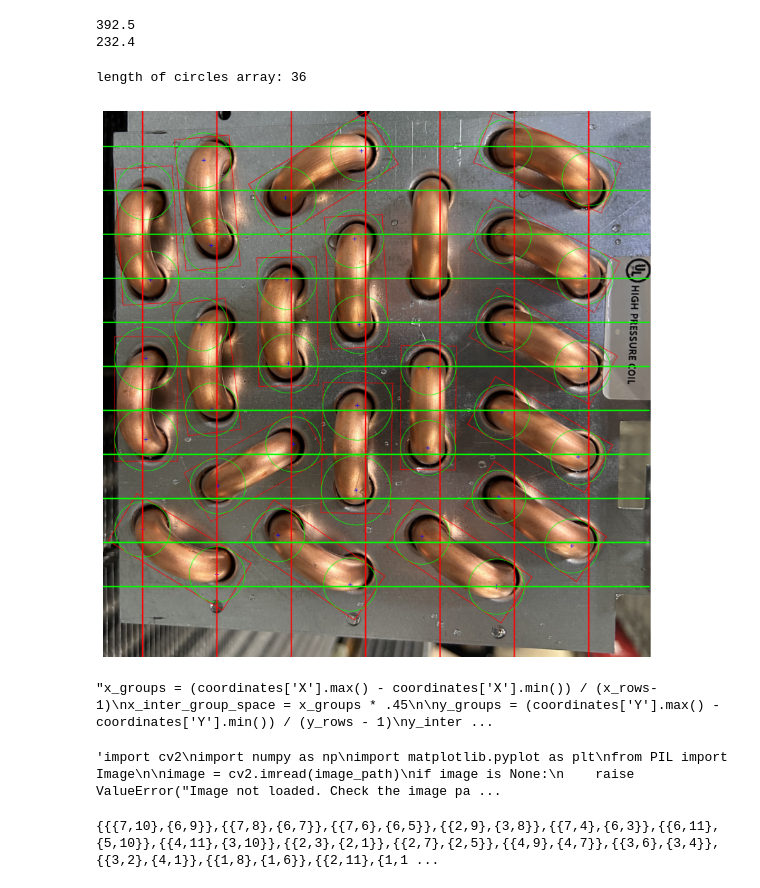
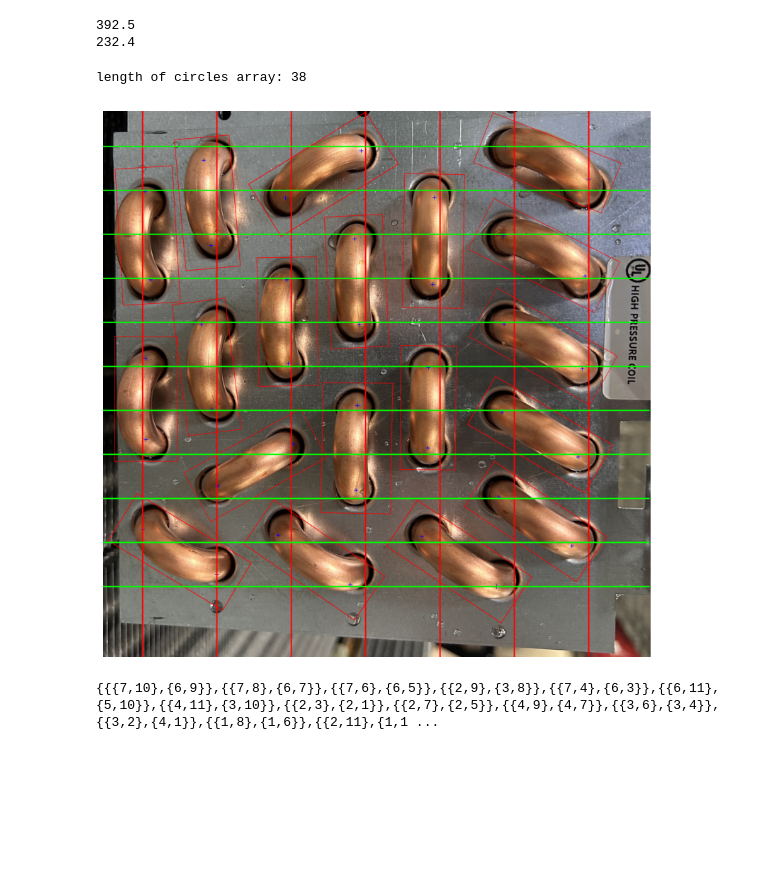
Before and after one commit to keagonbeatty/Coil_Yolo, a Jupyter notebook: pictures/3/circuitry_string_better.ipynb, the cells around one changed output. Drawn from its saved outputs; the diff is of its cells as text; code cells hidden in the pictures; blank space fills up the shorter version.

```diff
--- a/pictures/3/circuitry_string_better.ipynb
+++ b/pictures/3/circuitry_string_better.ipynb
@@ -68,6 +62,0 @@ Speed: 4.4ms preprocess, 66.2ms inference, 0.6ms postprocess per image at shape
-# %%
-"""
-because this model was not trained for real images it has one detection that is a false positive.
-For this demonstration we will remove this prediction
-"""
-predictions.pop(17)
@@ -171,11 +149,6 @@ print(y_groups)
 392.5
 232.4
 # %%
-import cv2
-import numpy as np
-import matplotlib.pyplot as plt
-from PIL import Image
-
 image = cv2.imread(image_path)
 if image is None:
     raise ValueError("Image not loaded. Check the image path.")
@@ -188,95 +161,37 @@ for pred in predictions:
     rect = ((x_center, y_center), (width, height), angle_degrees)
 
     box_points = cv2.boxPoints(rect)
     box_points = np.int0(box_points)
 
     cv2.polylines(image, [box_points], isClosed=True, color=(255, 0, 0), thickness=2)
 
     circ_x =(np.cos(pred[4]) * ((width * .65) / 2))
     circ_y =(np.sin(pred[4]) * ((width * .65) / 2))
     radius = int(height / 2)
-    cv2.circle(image, (int(x_center + circ_x), int(y_center + circ_y)), radius, (0, 255, 0), thickness=2)
-    cv2.circle(image, (int(x_center - circ_x), int(y_center - circ_y)), radius, (0, 255, 0), thickness=2)
+    #cv2.circle(image, (int(x_center + circ_x), int(y_center + circ_y)), radius, (0, 255, 0), thickness=2)
+    #cv2.circle(image, (int(x_center - circ_x), int(y_center - circ_y)), radius, (0, 255, 0), thickness=2)
 
 
 for circle in circles:
     cv2.line(image, (circle[0], circle[1]-10), (circle[0], circle[1]+10), color=(0, 0, 255), thickness = 2)
     cv2.line(image, (circle[0]-10, circle[1]), (circle[0]+10, circle[1]), color=(0, 0, 255), thickness = 2)
 
 for i in range(0, x_rows):
     y_coord = int(coordinates['X'].min() + (x_groups * i))
     cv2.line(image, (y_coord, 0), (y_coord, image.shape[1]), color=(255, 0, 0), thickness=5)
 
 for i in range(0, y_rows):
     x_coord = int(coordinates['Y'].min() + (y_groups * i))
     cv2.line(image, (0, x_coord), (image.shape[0], x_coord), color=(0, 255, 0), thickness=5)
 
 print(f'length of circles array: {len(circles)}')
 plt.figure(figsize=(10, 10))
 plt.imshow(image)
 plt.axis("off")
 plt.show()
 # %% [output]
-length of circles array: 36
+length of circles array: 38
-[figure, old version]
+[figure, new version]
-# %%
-"""x_groups = (coordinates['X'].max() - coordinates['X'].min()) / (x_rows-1)
-x_inter_group_space = x_groups * .45
-
-y_groups = (coordinates['Y'].max() - coordinates['Y'].min()) / (y_rows - 1)
-y_inter_group_space = y_groups * .45
-
-print(x_groups)
-print(y_groups)"""
-# %% [output]
-"x_groups = (coordinates['X'].max() - coordinates['X'].min()) / (x_rows-1)\nx_inter_group_space = x_groups * .45\n\ny_groups = (coordinates['Y'].max() - coordinates['Y'].min()) / (y_rows - 1)\ny_inter ...
-# %%
-"""import cv2
-import numpy as np
-import matplotlib.pyplot as plt
-from PIL import Image
-
-image = cv2.imread(image_path)
-if image is None:
-    raise ValueError("Image not loaded. Check the image path.")
-image = cv2.cvtColor(image, cv2.COLOR_BGR2RGB)
-
-for pred in predictions:
-    x_center, y_center, width, height, angle = pred
-    angle_degrees = angle * 180 / np.pi
-
-    rect = ((x_center, y_center), (width, height), angle_degrees)
-
-    box_points = cv2.boxPoints(rect)
-    box_points = np.int0(box_points)
-
-    cv2.polylines(image, [box_points], isClosed=True, color=(255, 0, 0), thickness=2)
-
-    circ_x = (np.cos(pred[4]) * ((width * .65) / 2))
-    circ_y = (np.sin(pred[4]) * ((width * .65) / 2))
-    radius = int(height / 2)
-    cv2.circle(image, (int(x_center + circ_x), int(y_center + circ_y)), radius, (0, 255, 0), thickness=2)
-    cv2.circle(image, (int(x_center - circ_x), int(y_center - circ_y)), radius, (0, 255, 0), thickness=2)
-
-
-for circle in circles:
-    cv2.line(image, (circle[0], circle[1] - 10), (circle[0], circle[1] + 10), color=(0, 0, 255), thickness=2)
-    cv2.line(image, (circle[0] - 10, circle[1]), (circle[0] + 10, circle[1]), color=(0, 0, 255), thickness=2)
-
-for i in range(0, x_rows):
-    y_coord = int(coordinates['X'].min() + (x_groups * i))
-    cv2.line(image, (y_coord, 0), (y_coord, image.shape[1]), color=(255, 0, 0), thickness=2)
-
-for i in range(0, y_rows):
-    x_coord = int(coordinates['Y'].min() + (y_groups * i))
-    cv2.line(image, (0, x_coord), (image.shape[0], x_coord), color=(0, 255, 0), thickness=2)
-
-plt.figure(figsize=(10, 10))
-plt.imshow(image)
-plt.axis("off")
-plt.show()"""
-# %% [output]
-'import cv2\nimport numpy as np\nimport matplotlib.pyplot as plt\nfrom PIL import Image\n\nimage = cv2.imread(image_path)\nif image is None:\n    raise ValueError("Image not loaded. Check the image pa ...
 # %%
 
 x_group_list=[]
```
Also changed, not shown: parts of 12 cells of this notebook, 2 other files.
